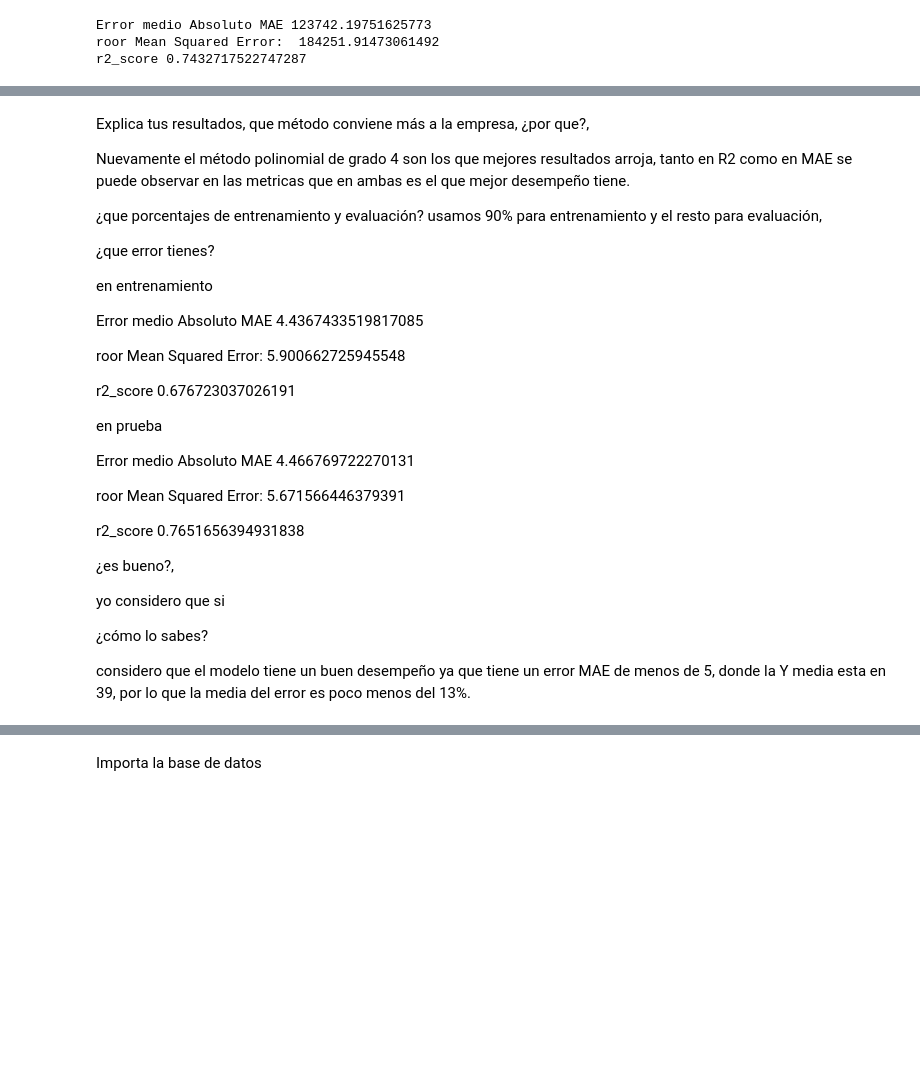
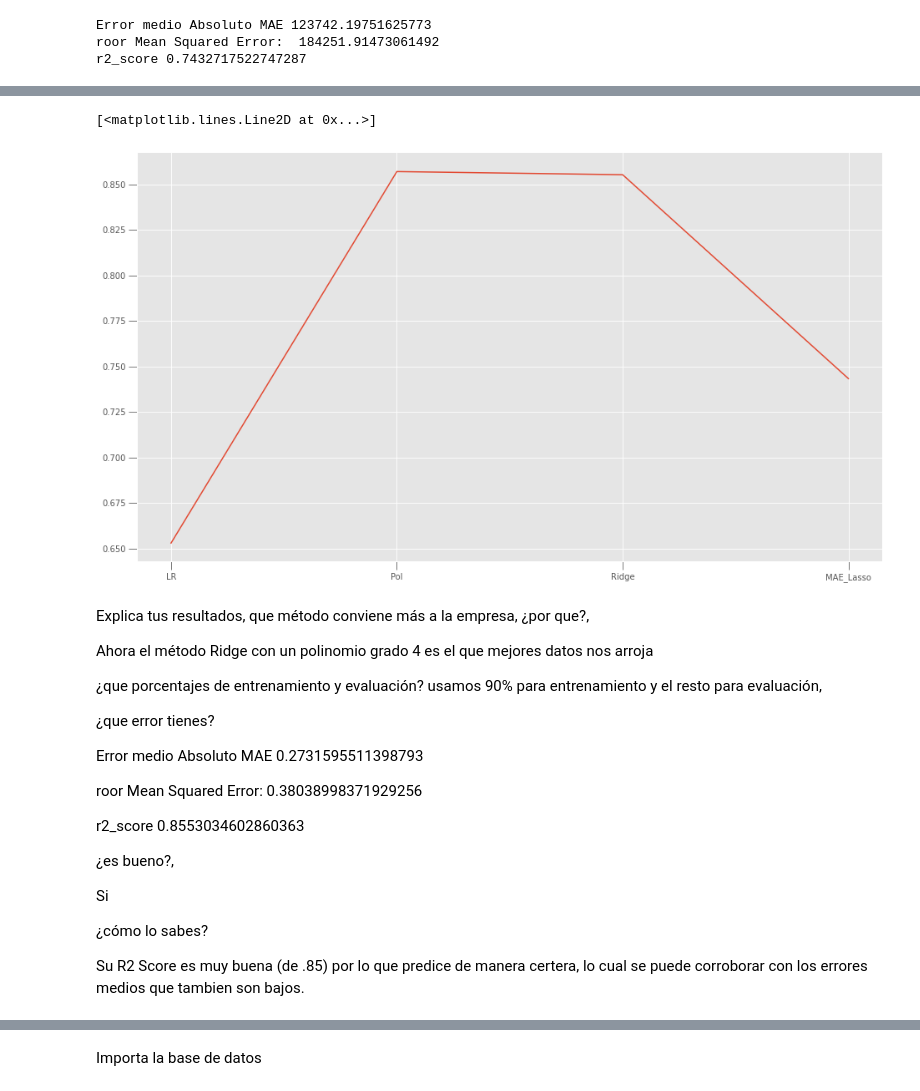
Before and after one commit to PosgradoMNA/actividades-de-aprendizaje-A01081266, a Jupyter notebook: A01081266TecMty_Regresion_lineal_polinomial.ipynb, the cells around one changed output, grey strips where cells are left out. Drawn from its saved outputs; the diff is of its cells as text; code cells hidden in the pictures; blank space fills up the shorter version.

```diff
--- a/A01081266TecMty_Regresion_lineal_polinomial.ipynb
+++ b/A01081266TecMty_Regresion_lineal_polinomial.ipynb
@@ -1084,39 +1119,39 @@ r2_score 0.7432717522747287
+# %%
+data4 = {'LR':LRR2, 'Pol': PRR2, 'Ridge': RDR2,
+        'MAE_Lasso':LSR2}
+
+
+Model4 = list(data4.keys())
+values4 = list(data4.values())
+
+plt.plot(Model4,values4)
+# %% [output]
+[<matplotlib.lines.Line2D at 0x...>]
+[figure, added]
 # %% [markdown]
 Explica tus resultados, que método conviene más a la empresa, ¿por que?,
 
-Nuevamente el método polinomial de grado 4 son los que mejores resultados arroja, tanto en R2 como en MAE se puede observar en las metricas que en ambas es el que mejor desempeño tiene.
+Ahora el método Ridge con un polinomio grado 4 es el que mejores datos nos arroja
 
 ¿que porcentajes de entrenamiento y evaluación?
 usamos 90% para entrenamiento y el resto para evaluación,
 
 ¿que error tienes?
 
-en entrenamiento
+Error medio Absoluto MAE 0.2731595511398793
 
-Error medio Absoluto MAE 4.4367433519817085
+roor Mean Squared Error:  0.38038998371929256
 
-roor Mean Squared Error:  5.900662725945548
-
-r2_score 0.676723037026191
-
-
-en prueba
-
-Error medio Absoluto MAE 4.466769722270131
-
-roor Mean Squared Error:  5.671566446379391
-
-r2_score 0.7651656394931838
-
+r2_score 0.8553034602860363
 
 ¿es bueno?,
 
-yo considero que si
+Si
 
 
 ¿cómo lo sabes?
 
-considero que el modelo tiene un buen desempeño ya que tiene un error MAE de menos de 5, donde la Y media esta en 39, por lo que la media del error es poco menos del 13%.
+Su R2 Score es muy buena (de .85) por lo que predice de manera certera, lo cual se puede corroborar con los errores medios que tambien son bajos.
 # %% [markdown]
 Este notebook se basa en información de target
 ![imagen.png](https://www.america-retail.com/static//2020/12/target01.jpg)
```
Also changed, not shown: parts of 26 cells of this notebook.
